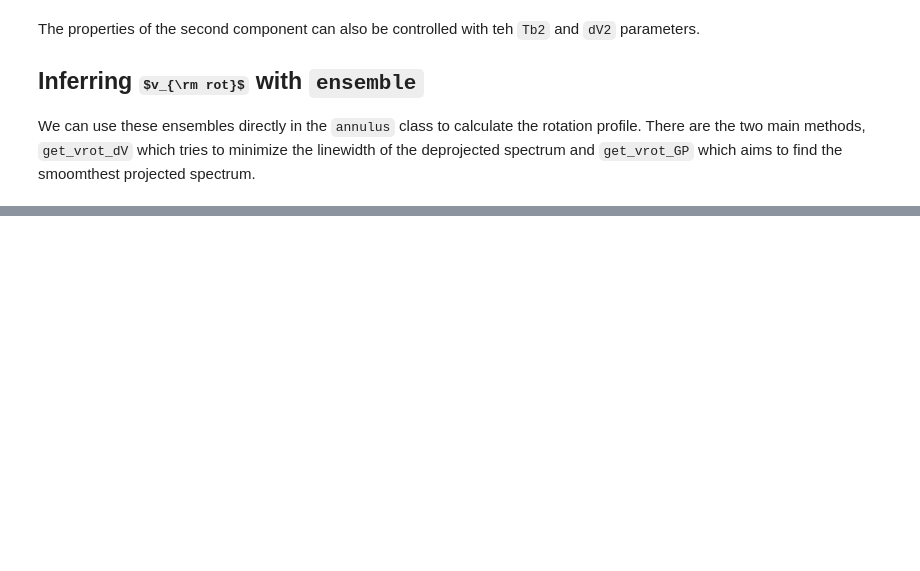
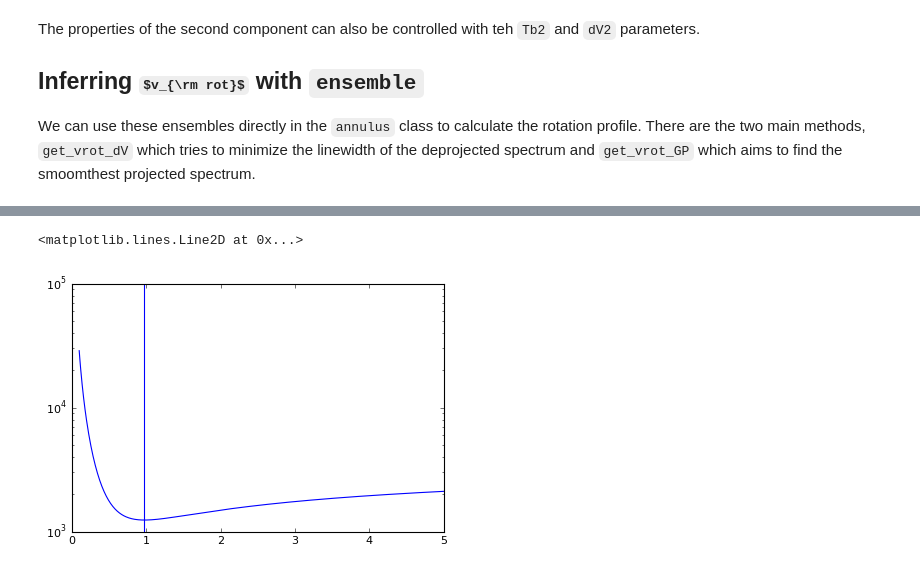
Before and after one commit to richteague/eddy, a Jupyter notebook: Examples/Using eddy.ipynb, the cells around one changed output, grey strips where cells are left out. Cells and saved outputs as stored; diff of their text form; code cells hidden in the pictures; some formulas as TeX source; blank space fills up the shorter version.

```diff
--- a/Examples/Using eddy.ipynb
+++ b/Examples/Using eddy.ipynb
@@ -107,0 +133,13 @@ Inferred v_rot from get_vrot_GP(): 1499.83 +\- 1.14 m/s.
+# %%
+import matplotlib.pyplot as plt
+sig = np.linspace(0.1, 5.0, 500)
+nll = [annulus._negative_lnlikelihood([1500., s, 2.44, 6.98]) for s in sig]
+nll = np.array(nll)
+
+fig, ax = plt.subplots()
+
+ax.semilogy(sig, nll)
+ax.axvline(sig[np.argmin(nll)])
+# %% [output]
+<matplotlib.lines.Line2D at 0x...>
+[figure, added]
```
Also changed, not shown: parts of 11 cells of this notebook, 6 other files.
